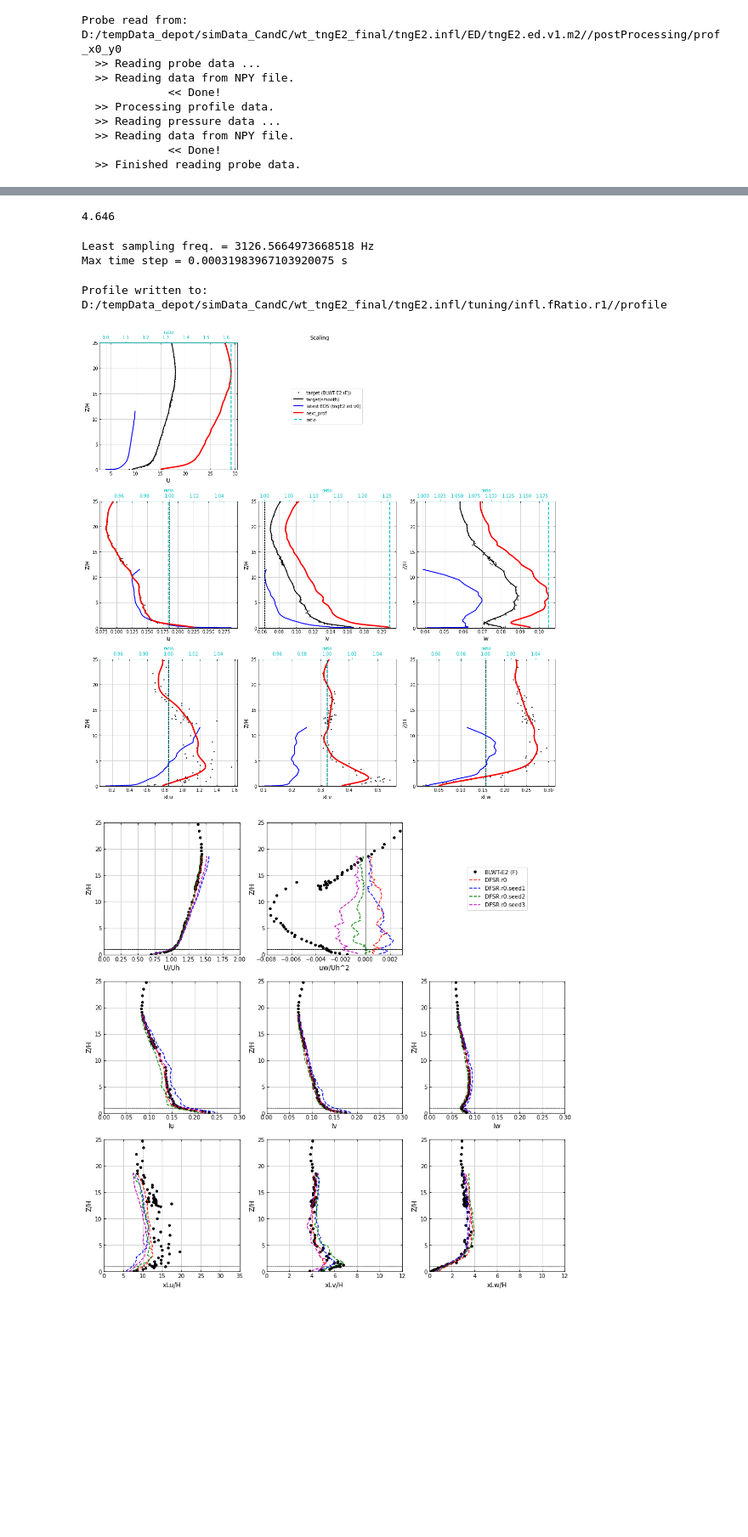
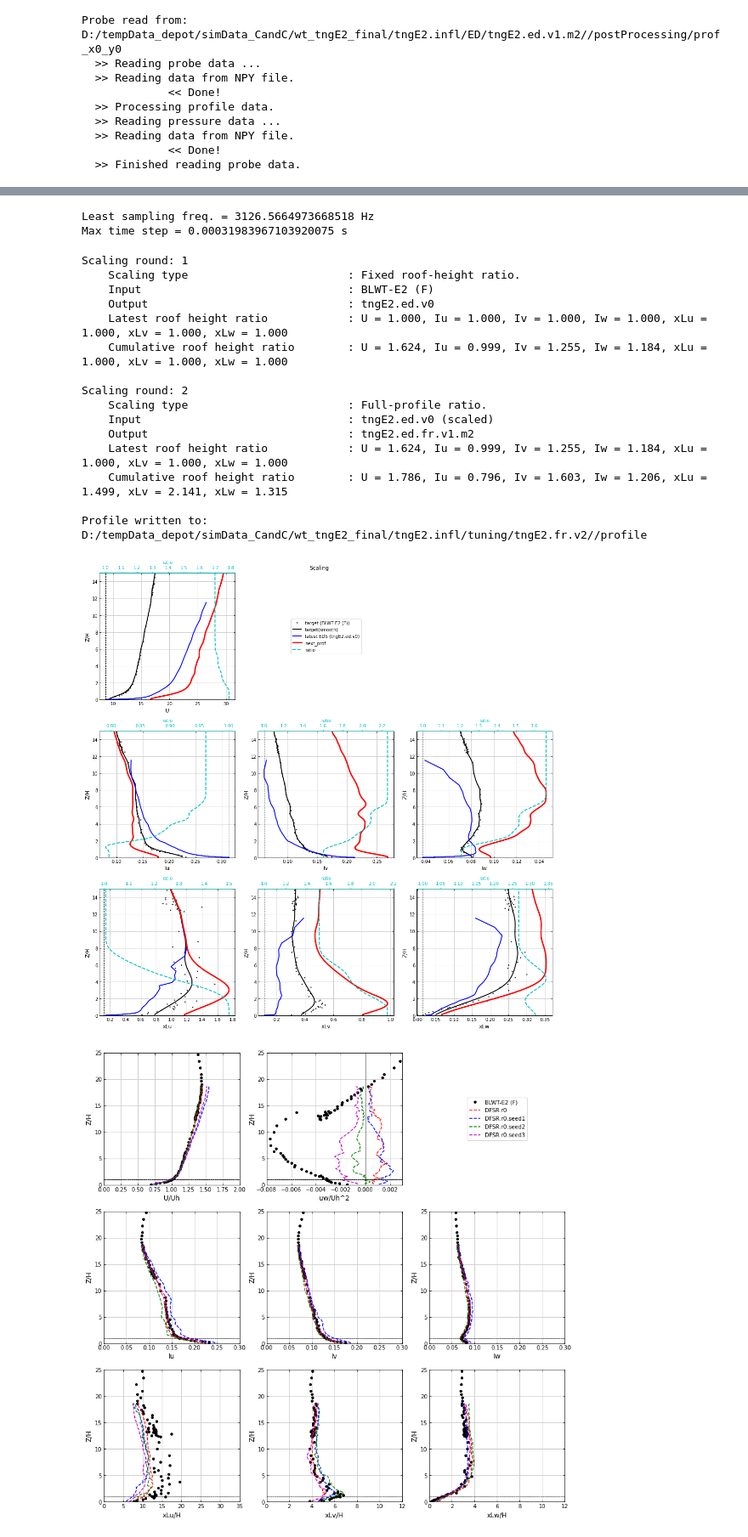
Before and after one commit to Tsinuel/windCalc, a Jupyter notebook: src/notebooks/CandC_load/lab_DFSR_2.ipynb, the cells around one changed output, grey strips where cells are left out. Shown at 85% size. Saved outputs shown, nothing was run; the diff lists cells and outputs as text; code cells hidden in the pictures; blank space fills up the shorter version.

```diff
--- a/src/notebooks/CandC_load/lab_DFSR_2.ipynb
+++ b/src/notebooks/CandC_load/lab_DFSR_2.ipynb
@@ -167,6 +167,7 @@ infl_E2_fr.addInflow(caseName=inflowDir_E2+'tuning/', sampleName='infl.r0', name
 infl_E2_fr.addInflow(caseName=inflowDir_E2+'tuning/', sampleName='tngE2.fr.v1', name='DFSR.fr.r1')
 
 
+infl_E2_fr.addIncident(caseDir=inflowDir_E2+'ED/tngE2.ed.v0/', probeName='prof_x0_y0', name='tngE2.ed.v0', readFromNPY_file=True, writeToDataFile=True)
 infl_E2_fr.addIncident(caseDir=inflowDir_E2+'ED/tngE2.ed.fr.v1.m2/', probeName='prof_x0_y0', name='tngE2.ed.fr.v1.m2', readFromNPY_file=False, writeToDataFile=True)
 
 
@@ -212,7 +213,3 @@ infl_E2_fr.plotSpectra(figSize=[15,5],
-# %%
-print(infl_E2_fr.incidents[0].T)
-# %% [output]
-4.646
 # %%
 vel = wind.Profiles([infl_E2.target, infl_E2.incidents.profiles[1]])
 
@@ -233,26 +230,40 @@ print(f"Max time step = {1/(10*wtVel_E2.Uh*2/wtVel_E2.H)} s")
 Least sampling freq. = 3126.5664973668518 Hz
 Max time step = 0.00031983967103920075 s
 # %%
-rnd = 1
-prof = infl_E2.writeProfile(
+rnd = 2
+prof = infl_E2_fr.writeProfile(
                             # dir=inflowDir_E2 + f'tuning/infl.r{rnd}/',
-                            # dir=inflowDir_E2 + f'tuning/infl.fRatio.r{rnd}/',
+                            dir=inflowDir_E2 + f'tuning/tngE2.fr.v{rnd}/',
                             name='profile',
                             rounds=rnd,
-                            zLim=[0,25],
+                            zLim=[0,15],
                             debugMode=True,
                             applySmoothing=True,
                             applyLimitedSmoothing=False,
                             compensateFor_xLi_in_Ii=False,
-                            scaleByFixedRefHeightRatio=True,
+                            scaleByFixedRefHeightRatio=[True, False, True],
                             zMin_scaling=0.08,
                             zMax_scaling=0.08*7,
                             scale_xLi=[False, True, False],
                             smoothWindow=[50, 50, 50, 50, 200, 150, 200],
                             figsize=[15,15])
 # %% [output]
-Profile written to: D:/tempData_depot/simData_CandC/wt_tngE2_final/tngE2.infl/tuning/infl.fRatio.r1//profile
+Scaling round: 1
+    Scaling type                        : Fixed roof-height ratio.
+    Input                               : BLWT-E2 (F)
+    Output                              : tngE2.ed.v0
+    Latest roof height ratio            : U = 1.000, Iu = 1.000, Iv = 1.000, Iw = 1.000, xLu = 1.000, xLv = 1.000, xLw = 1.000
+    Cumulative roof height ratio        : U = 1.624, Iu = 0.999, Iv = 1.255, Iw = 1.184, xLu = 1.000, xLv = 1.000, xLw = 1.000
+
+Scaling round: 2
+    Scaling type                        : Full-profile ratio.
+    Input                               : tngE2.ed.v0 (scaled)
+    Output                              : tngE2.ed.fr.v1.m2
+    Latest roof height ratio            : U = 1.624, Iu = 0.999, Iv = 1.255, Iw = 1.184, xLu = 1.000, xLv = 1.000, xLw = 1.000
+    Cumulative roof height ratio        : U = 1.786, Iu = 0.796, Iv = 1.603, Iw = 1.206, xLu = 1.499, xLv = 2.141, xLw = 1.315
+
+Profile written to: D:/tempData_depot/simData_CandC/wt_tngE2_final/tngE2.infl/tuning/tngE2.fr.v2//profile
-[figure, old version]
+[figure, new version]
 # %%
 inflowDir_E2_test = r"D:/tempData_depot/simData_CandC/wt_tngE2_final/tngE2.infl/"
 
```
Also changed, not shown: parts of 3 cells of this notebook, 11 other files.
